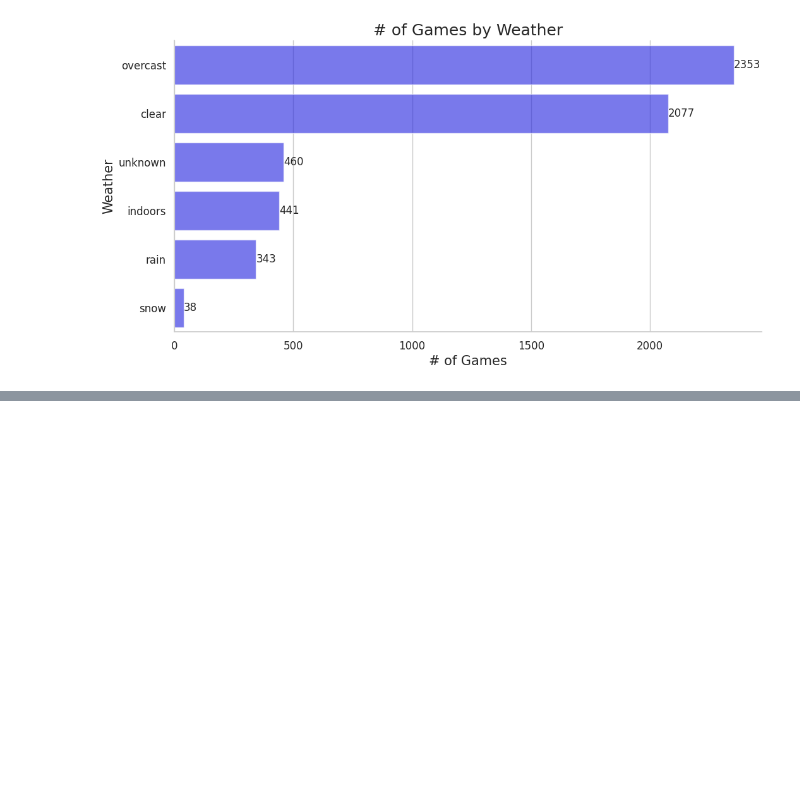
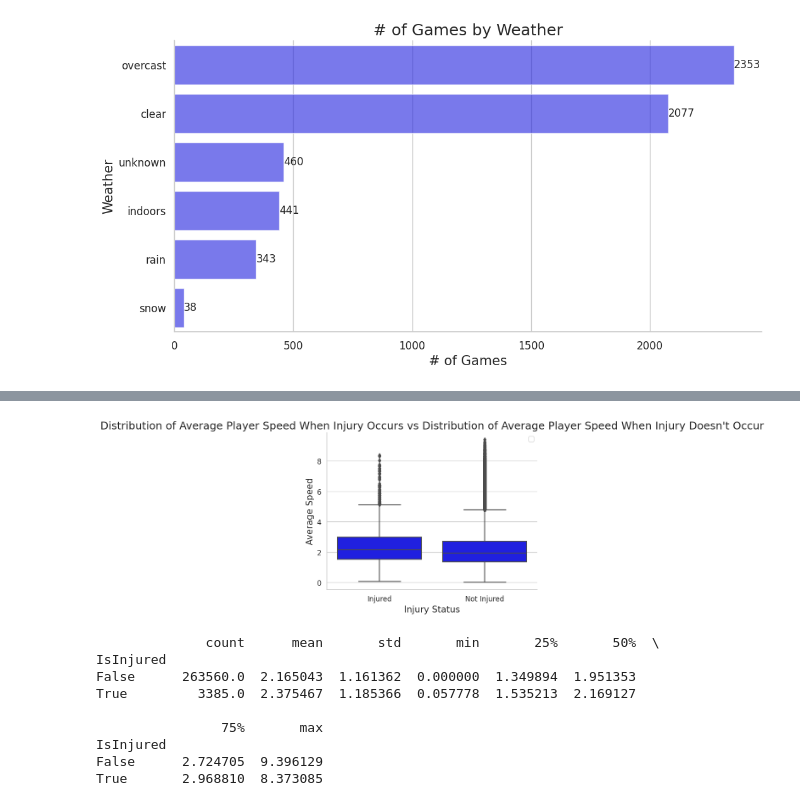
Before and after one commit to AditC1/NFLInjuryAnalysis, a Jupyter notebook: nfl-injury-analysis.ipynb, the cells around one changed output, grey strips where cells are left out. Cells and saved outputs as stored; diff of their text form; code cells hidden in the pictures; blank space fills up the shorter version.

Commit message:
Kaggle Notebook | NFL Injury Analysis | Version 9

```diff
--- a/nfl-injury-analysis.ipynb
+++ b/nfl-injury-analysis.ipynb
@@ -336,3 +336,5 @@ plt.show()
 #Do a Hypothesis Test for difference of proportions
 # %% [output]
 [figure]
+# %%
+trk['isInjured'] = trk['PlayKey'].isin(injury_record['PlayKey'])
@@ -338,0 +360,21 @@ plt.show()
+# %%
+player_tracking_in_play = trk[trk['play_stage'] == "in_play"]
+
+# Group by PlayKey and calculate summary statistics
+player_tracking_summary = player_tracking_in_play.groupby('PlayKey').agg(
+    min_time=('time', 'min'),
+    max_time=('time', 'max'),
+    avg_speed=('s', 'mean'),
+    sd_speed=('s', 'std')
+)
+
+# Calculate play_time
+player_tracking_summary['play_time'] = player_tracking_summary['max_time'] - player_tracking_summary['min_time']
+
+# Reset index to make PlayKey a column instead of index
+player_tracking_summary.reset_index(inplace=True)
+
+# Merge with play_list to get additional metadata
+player_tracking_summary = pd.merge(player_tracking_summary, playlist, on='PlayKey', how='left')
+
+print(player_tracking_summary)
@@ -338,0 +426,24 @@ plt.show()
+# %%
+sns.boxplot(data=player_tracking_summary,
+            x='IsInjured', y='avg_speed',
+            palette=['blue'], linewidth=1.5)
+plt.xlabel("Injury Status")
+plt.ylabel("Average Speed")
+plt.title("Distribution of Average Player Speed When Injury Occurs vs Distribution of Average Player Speed When Injury Doesn't Occur")
+plt.legend(loc='best', title=None)
+plt.xticks([0, 1], ['Not Injured', 'Injured'])
+plt.gca().invert_xaxis()
+plt.show()
+summary_stats = player_tracking_summary.groupby('IsInjured')['avg_speed'].describe()
+print(summary_stats)
+# %% [output]
+[figure, added]
+              count      mean       std       min       25%       50%  \
+IsInjured
+False      263560.0  2.165043  1.161362  0.000000  1.349894  1.951353
+True         3385.0  2.375467  1.185366  0.057778  1.535213  2.169127
+
+                75%       max
+IsInjured
+False      2.724705  9.396129
+True       2.968810  8.373085
```
Also changed, not shown: parts of 4 cells of this notebook.
